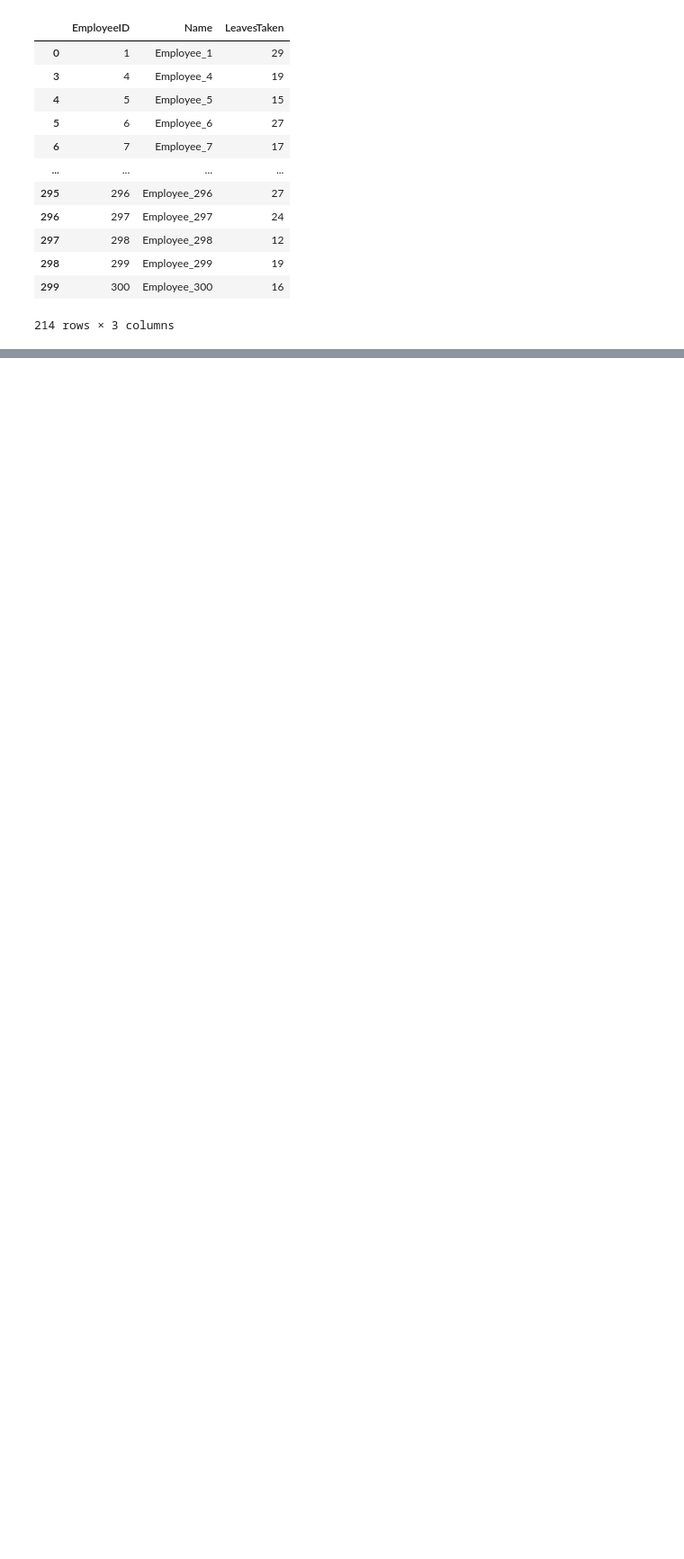
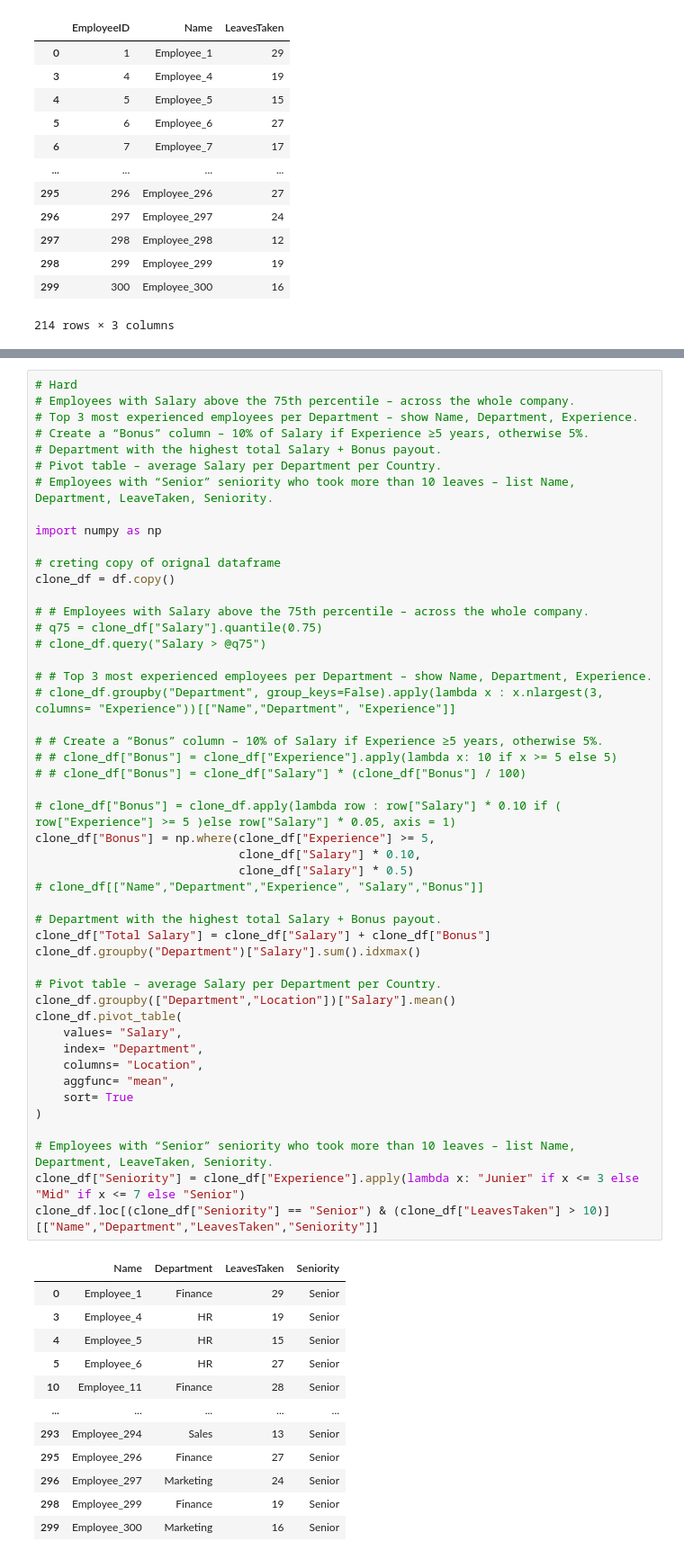
Before and after one commit to AnkitAleMgr/Python, a Jupyter notebook: Pandas/employe_data.ipynb, the cells around one changed output, grey strips where cells are left out. Shown: that part at 90% size. Drawn from its saved outputs; the diff is of its cells as text; blank space fills up the shorter version.

```diff
--- a/Pandas/employe_data.ipynb
+++ b/Pandas/employe_data.ipynb
@@ -217,0 +228,61 @@ Name: LeavesTaken, dtype: float64
+# %%
+# Hard
+# Employees with Salary above the 75th percentile – across the whole company.
+# Top 3 most experienced employees per Department – show Name, Department, Experience.
+# Create a “Bonus” column – 10% of Salary if Experience ≥5 years, otherwise 5%.
+# Department with the highest total Salary + Bonus payout.
+# Pivot table – average Salary per Department per Country.
+# Employees with “Senior” seniority who took more than 10 leaves – list Name, Department, LeaveTaken, Seniority.
+
+import numpy as np
+
+# creting copy of orignal dataframe
+clone_df = df.copy()
+
+# # Employees with Salary above the 75th percentile – across the whole company.
+# q75 = clone_df["Salary"].quantile(0.75)
+# clone_df.query("Salary > @q75")
+
+# # Top 3 most experienced employees per Department – show Name, Department, Experience.
+# clone_df.groupby("Department", group_keys=False).apply(lambda x : x.nlargest(3, columns= "Experience"))[["Name","Department", "Experience"]]
+
+# # Create a “Bonus” column – 10% of Salary if Experience ≥5 years, otherwise 5%.
+# # clone_df["Bonus"] = clone_df["Experience"].apply(lambda x: 10 if x >= 5 else 5)
+# # clone_df["Bonus"] = clone_df["Salary"] * (clone_df["Bonus"] / 100)
+
+# clone_df["Bonus"] = clone_df.apply(lambda row : row["Salary"] * 0.10 if ( row["Experience"] >= 5 )else row["Salary"] * 0.05, axis = 1)
+clone_df["Bonus"] = np.where(clone_df["Experience"] >= 5,
+                             clone_df["Salary"] * 0.10,
+                             clone_df["Salary"] * 0.5)
+# clone_df[["Name","Department","Experience", "Salary","Bonus"]]
+
+# Department with the highest total Salary + Bonus payout.
+clone_df["Total Salary"] = clone_df["Salary"] + clone_df["Bonus"]
+clone_df.groupby("Department")["Salary"].sum().idxmax()
+
+# Pivot table – average Salary per Department per Country.
+clone_df.groupby(["Department","Location"])["Salary"].mean()
+clone_df.pivot_table(
+    values= "Salary",
+    index= "Department",
+    columns= "Location",
+    aggfunc= "mean",
+    sort= True
+)
+
+# Employees with “Senior” seniority who took more than 10 leaves – list Name, Department, LeaveTaken, Seniority.
+clone_df["Seniority"] = clone_df["Experience"].apply(lambda x: "Junier" if x <= 3 else "Mid" if x <= 7 else "Senior")
+clone_df.loc[(clone_df["Seniority"] == "Senior") & (clone_df["LeavesTaken"] > 10)][["Name","Department","LeavesTaken","Seniority"]]
+# %% [output]
+|  | Name | Department | LeavesTaken | Seniority |
+| 0 | Employee_1 | Finance | 29 | Senior |
+| 3 | Employee_4 | HR | 19 | Senior |
+| 4 | Employee_5 | HR | 15 | Senior |
+| 5 | Employee_6 | HR | 27 | Senior |
+| 10 | Employee_11 | Finance | 28 | Senior |
+| ... | ... | ... | ... | ... |
+| 293 | Employee_294 | Sales | 13 | Senior |
+| 295 | Employee_296 | Finance | 27 | Senior |
+| 296 | Employee_297 | Marketing | 24 | Senior |
+| 298 | Employee_299 | Finance | 19 | Senior |
+| 299 | Employee_300 | Marketing | 16 | Senior |
```
Also changed, not shown: parts of 2 cells of this notebook, 1 other file.
